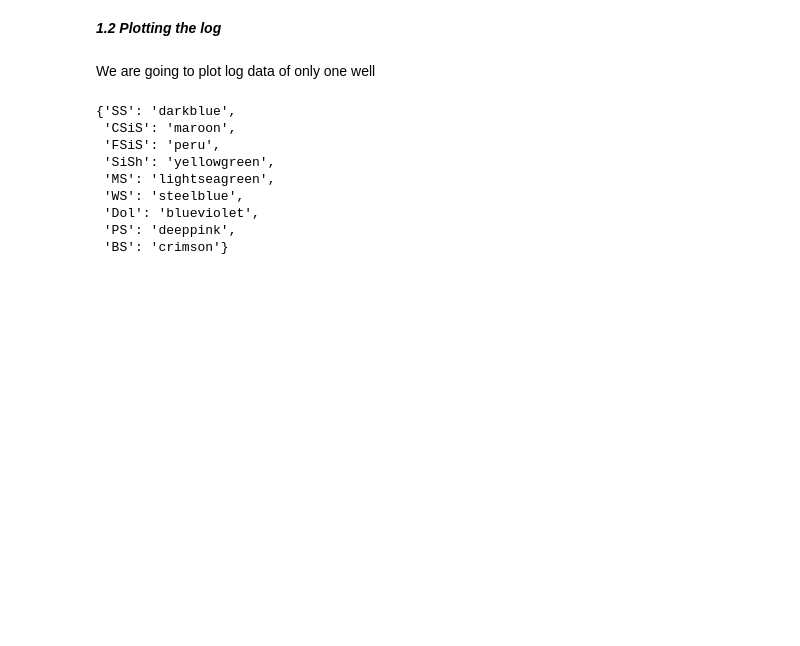
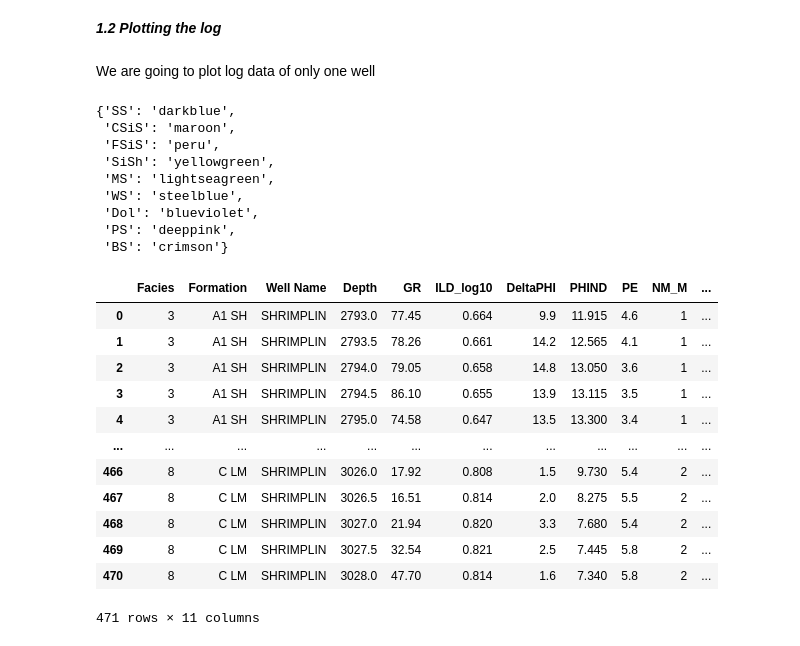
Before and after one commit to sanjuirm/Lithofacies-Classification-Using-Machine-Learning, a Jupyter notebook: Lithofacies.ipynb, the cells around one changed output. Cells and saved outputs as stored; diff of their text form; code cells hidden in the pictures; blank space fills up the shorter version.

```diff
--- a/Lithofacies.ipynb
+++ b/Lithofacies.ipynb
@@ -238,0 +227,18 @@ def log_plot(data2, depth_data):
+# %%
+data_tmp = df[cond].sort_values(by= 'Depth')
+# %%
+data_tmp
+# %% [output]
+|  | Facies | Formation | Well Name | Depth | GR | ILD_log10 | DeltaPHI | PHIND | PE | NM_M | ... |
+| 0 | 3 | A1 SH | SHRIMPLIN | 2793.0 | 77.45 | 0.664 | 9.9 | 11.915 | 4.6 | 1 | ... |
+| 1 | 3 | A1 SH | SHRIMPLIN | 2793.5 | 78.26 | 0.661 | 14.2 | 12.565 | 4.1 | 1 | ... |
+| 2 | 3 | A1 SH | SHRIMPLIN | 2794.0 | 79.05 | 0.658 | 14.8 | 13.050 | 3.6 | 1 | ... |
+| 3 | 3 | A1 SH | SHRIMPLIN | 2794.5 | 86.10 | 0.655 | 13.9 | 13.115 | 3.5 | 1 | ... |
+| 4 | 3 | A1 SH | SHRIMPLIN | 2795.0 | 74.58 | 0.647 | 13.5 | 13.300 | 3.4 | 1 | ... |
+| ... | ... | ... | ... | ... | ... | ... | ... | ... | ... | ... | ... |
+| 466 | 8 | C LM | SHRIMPLIN | 3026.0 | 17.92 | 0.808 | 1.5 | 9.730 | 5.4 | 2 | ... |
+| 467 | 8 | C LM | SHRIMPLIN | 3026.5 | 16.51 | 0.814 | 2.0 | 8.275 | 5.5 | 2 | ... |
+| 468 | 8 | C LM | SHRIMPLIN | 3027.0 | 21.94 | 0.820 | 3.3 | 7.680 | 5.4 | 2 | ... |
+| 469 | 8 | C LM | SHRIMPLIN | 3027.5 | 32.54 | 0.821 | 2.5 | 7.445 | 5.8 | 2 | ... |
+| 470 | 8 | C LM | SHRIMPLIN | 3028.0 | 47.70 | 0.814 | 1.6 | 7.340 | 5.8 | 2 | ... |
+471 rows × 11 columns
```
Also changed, not shown: parts of 8 cells of this notebook.
